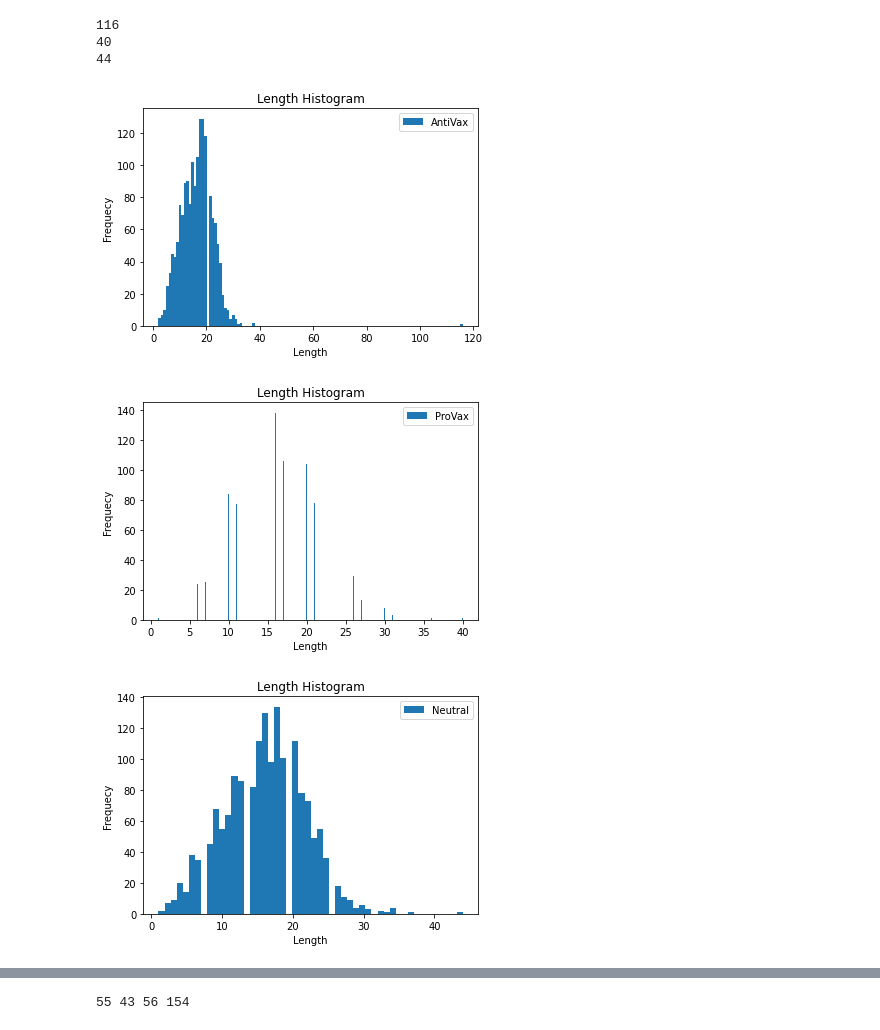
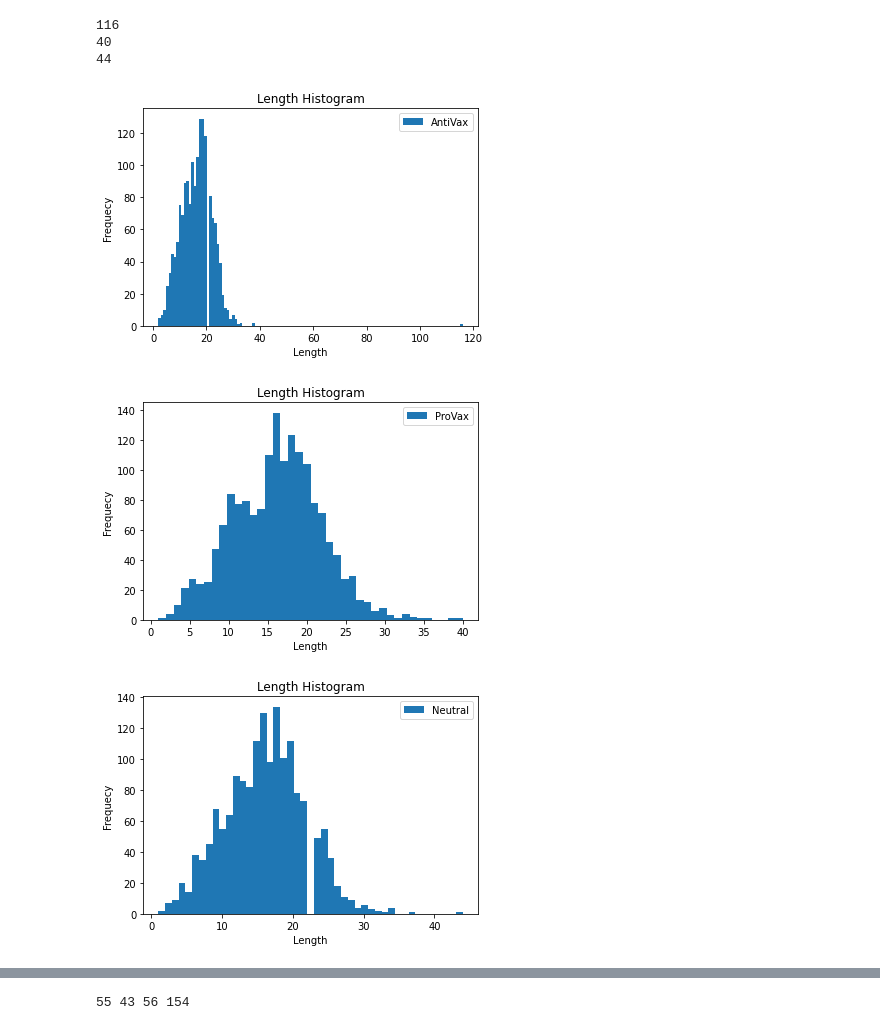
Before and after one commit to shivangibithel/IRMiDis_Task2, a Jupyter notebook: Muller's_Data_Exploration.ipynb, the cells around one changed output, grey strips where cells are left out. Drawn from its saved outputs; the diff is of its cells as text; code cells hidden in the pictures.

```diff
--- a/Muller's_Data_Exploration.ipynb
+++ b/Muller's_Data_Exploration.ipynb
@@ -265,29 +265,29 @@ print(max(c))
 # %%
 import numpy as np
 import matplotlib.pyplot as plt
 from numpy import *
 plt.hist(a,bins= 120, label = "AntiVax")
 plt.legend()
 plt.xlabel('Length')
 plt.ylabel('Frequecy')
 plt.title('Length Histogram')
 plt.show()
-plt.hist(b,bins= 800, label = "ProVax")
+plt.hist(b,bins= 40, label = "ProVax")
 plt.legend()
 plt.xlabel('Length')
 plt.ylabel('Frequecy')
 plt.title('Length Histogram')
 plt.show()
-plt.hist(c, bins= 50, label = "Neutral")
+plt.hist(c, bins= 45, label = "Neutral")
 plt.legend()
 plt.xlabel('Length')
 plt.ylabel('Frequecy')
 plt.title('Length Histogram')
 plt.show()
 # %% [output]
 [figure]
-[figure, old version]
+[figure, new version]
-[figure, old version]
+[figure, new version]
 # %%
 # Assign colors for each airline and the names
 colors = ['#E69F00', '#56B4E9', '#F0E442']
```
Also changed, not shown: parts of 17 cells of this notebook.
